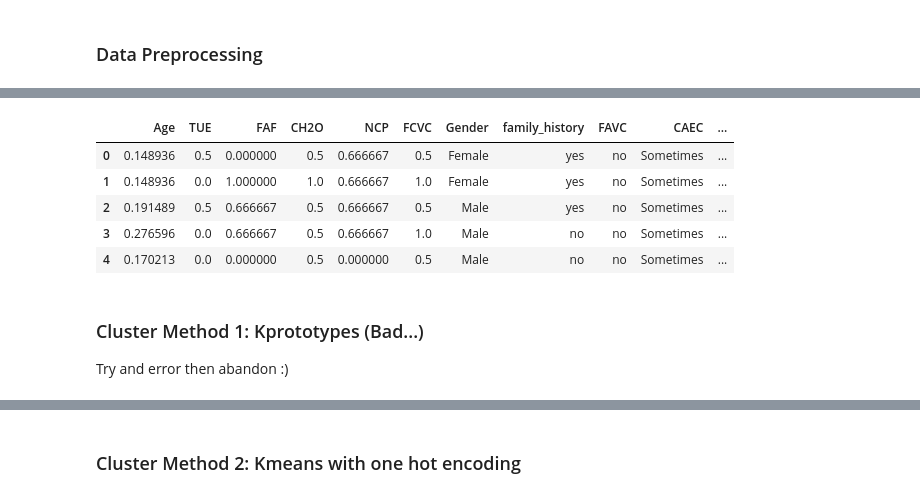
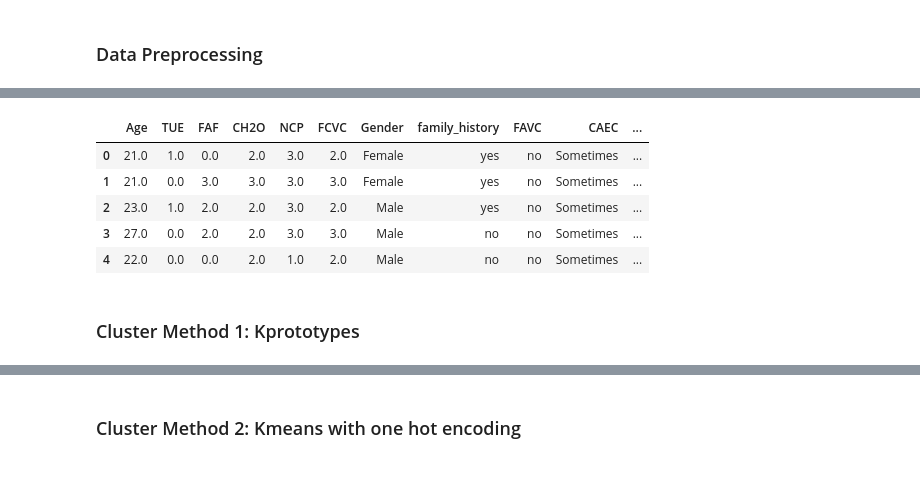
Before and after one commit to aitay721822/salary-prediction-classfication-pratice, a Jupyter notebook: clustering.ipynb, the cells around one changed output, grey strips where cells are left out. Drawn from its saved outputs; the diff is of its cells as text; code cells hidden in the pictures.

```diff
--- a/clustering.ipynb
+++ b/clustering.ipynb
@@ -87,31 +87,32 @@ def label_encoder(data, columns):
 # %%
 # normalize:
 # age,
 # bmi,
 # Time using technology devices (TUE),
 # Physical activity frequency (FAF),
 # Consumption of water daily (CH20),
 # Number of main meals (NCP),
 # Frequency of consumption of vegetables (FCVC),
 
 norm = data.copy()
-scaler = preprocessing.MinMaxScaler()
-norm[['Age', 'bmi', 'TUE', 'FAF', 'CH2O', 'NCP', 'FCVC']] = scaler.fit_transform(norm[['Age', 'bmi', 'TUE', 'FAF', 'CH2O', 'NCP', 'FCVC']])
+
+#scaler = preprocessing.MinMaxScaler()
+#norm[['Age', 'bmi', 'TUE', 'FAF', 'CH2O', 'NCP', 'FCVC']] = scaler.fit_transform(norm[['Age', 'bmi', 'TUE', 'FAF', 'CH2O', 'NCP', 'FCVC']])
+
 # reorder
 norm = norm.reindex(columns=[ 'Age', 'bmi', 'TUE', 'FAF', 'CH2O', 'NCP', 'FCVC', 'Gender', 'family_history', 'FAVC', 'CAEC','SMOKE', 'SCC', 'CALC', 'MTRANS', 'NObeyesdad',])
 
 # drop target column
 normWithoutTarget = norm.drop(columns=['NObeyesdad', 'bmi'])
 
 #norm.head()
 normWithoutTarget.head()
 # %% [output]
 |  | Age | TUE | FAF | CH2O | NCP | FCVC | Gender | family_history | FAVC | CAEC | ... |
-| 0 | 0.148936 | 0.5 | 0.000000 | 0.5 | 0.666667 | 0.5 | Female | yes | no | Sometimes | ... |
-| 1 | 0.148936 | 0.0 | 1.000000 | 1.0 | 0.666667 | 1.0 | Female | yes | no | Sometimes | ... |
-| 2 | 0.191489 | 0.5 | 0.666667 | 0.5 | 0.666667 | 0.5 | Male | yes | no | Sometimes | ... |
-| 3 | 0.276596 | 0.0 | 0.666667 | 0.5 | 0.666667 | 1.0 | Male | no | no | Sometimes | ... |
-| 4 | 0.170213 | 0.0 | 0.000000 | 0.5 | 0.000000 | 0.5 | Male | no | no | Sometimes | ... |
+| 0 | 21.0 | 1.0 | 0.0 | 2.0 | 3.0 | 2.0 | Female | yes | no | Sometimes | ... |
+| 1 | 21.0 | 0.0 | 3.0 | 3.0 | 3.0 | 3.0 | Female | yes | no | Sometimes | ... |
+| 2 | 23.0 | 1.0 | 2.0 | 2.0 | 3.0 | 2.0 | Male | yes | no | Sometimes | ... |
+| 3 | 27.0 | 0.0 | 2.0 | 2.0 | 3.0 | 3.0 | Male | no | no | Sometimes | ... |
+| 4 | 22.0 | 0.0 | 0.0 | 2.0 | 1.0 | 2.0 | Male | no | no | Sometimes | ... |
 # %% [markdown]
-### Cluster Method 1: Kprototypes (Bad...)
-Try and error then abandon :)
+### Cluster Method 1: Kprototypes
```
Also changed, not shown: parts of 9 cells of this notebook.
